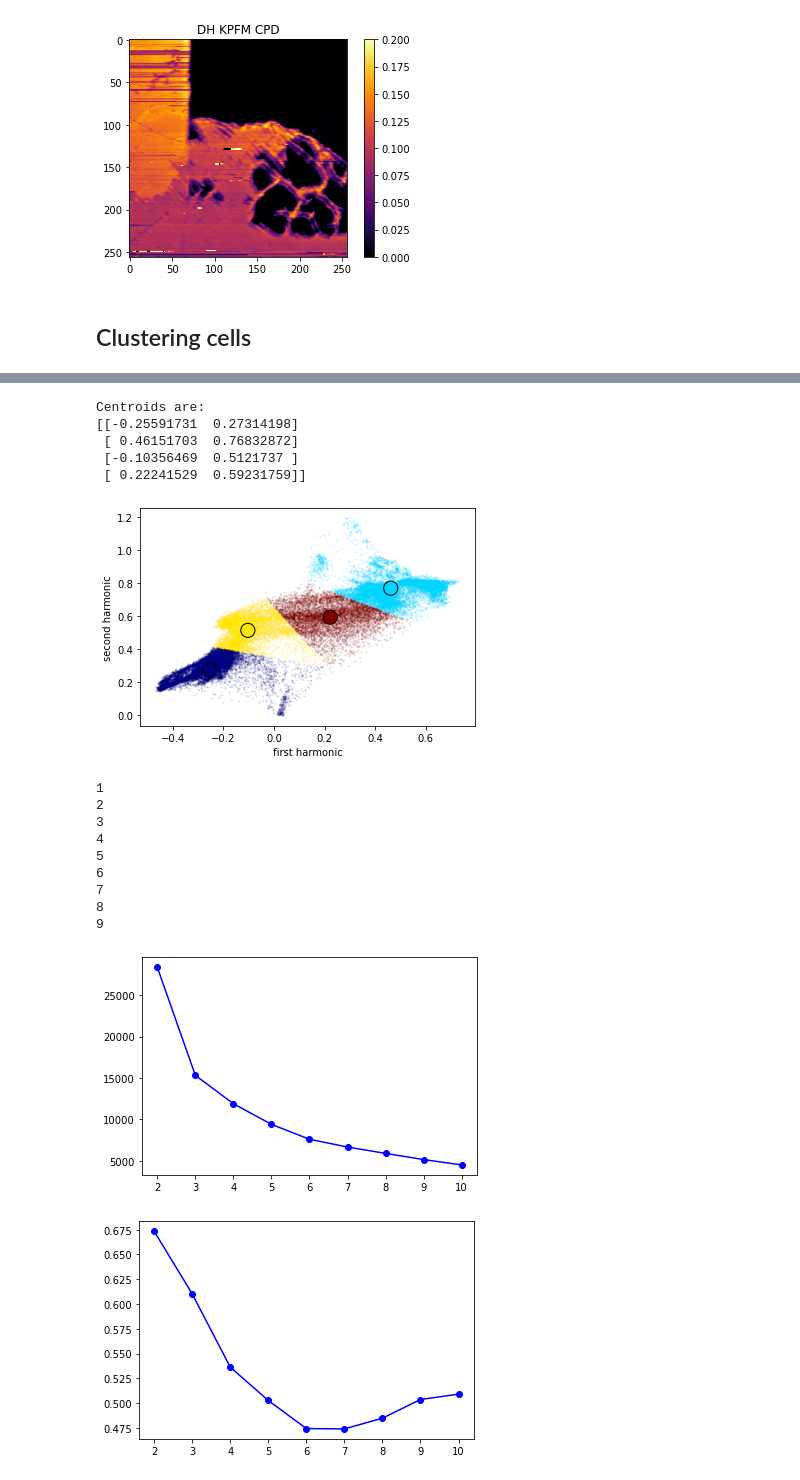
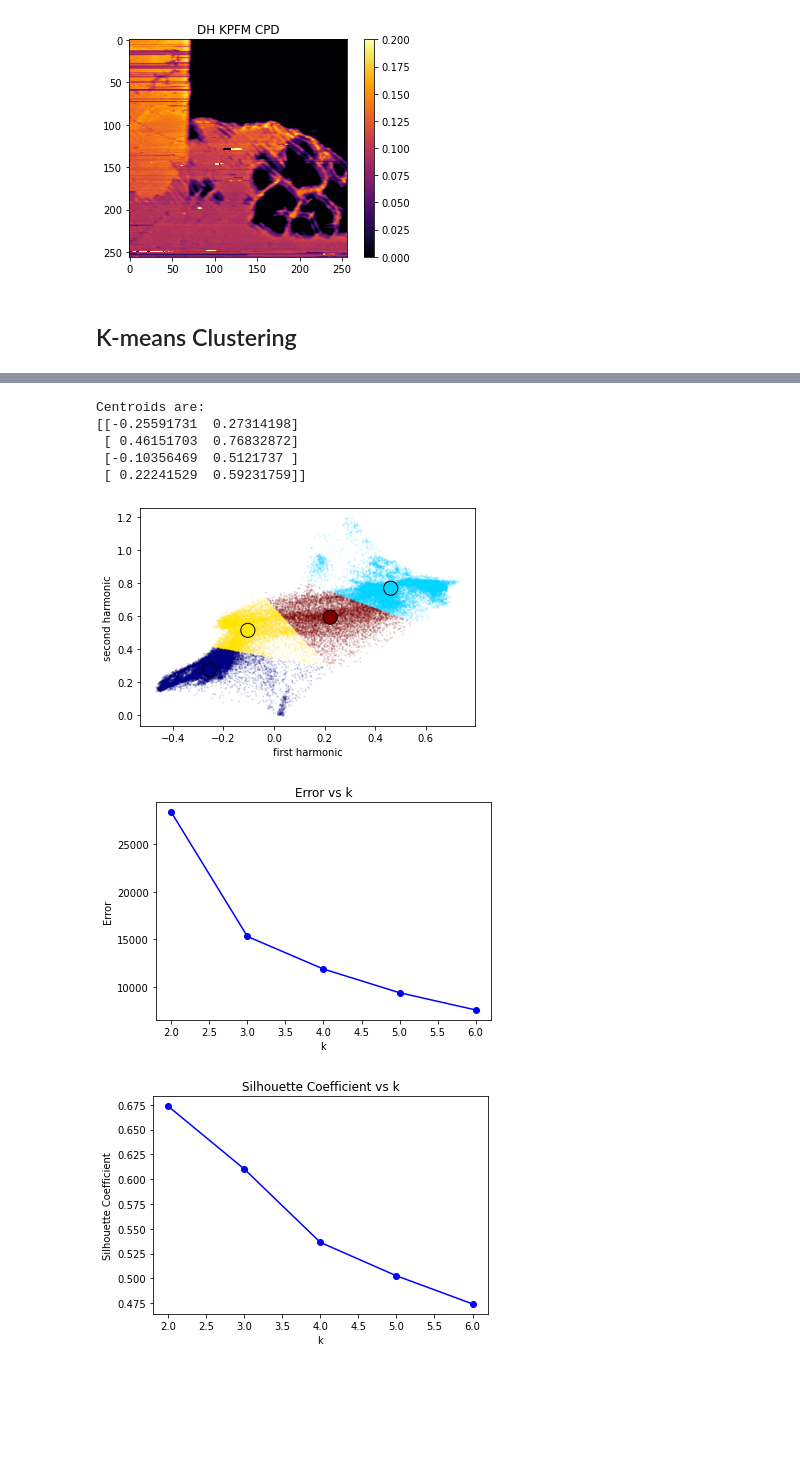
Before and after one commit to mchecanu/Dual-Harmonic-Kelvin-Probe-Force-Microscopy, a Jupyter notebook: Dual-Harmonic Kelvin Probe Force Microscopy.ipynb, the cells around one changed output, grey strips where cells are left out. Cells and saved outputs as stored; diff of their text form; code cells hidden in the pictures; blank space fills up the shorter version.

```diff
--- a/Dual-Harmonic Kelvin Probe Force Microscopy.ipynb
+++ b/Dual-Harmonic Kelvin Probe Force Microscopy.ipynb
@@ -5,15 +14,11 @@
 # %%
-import numpy as np
-import matplotlib.pyplot as plt
-
-
 #Paremeters
 Xgain=1.34
 Vac=1
 
 #File names and paths
-path_file_w = r"C:\Users\3un\Desktop\scripts Marta\MQ_1V_25KHz0001NapUserIn0Retrace.txt"
-path_file_2w = r"C:\Users\3un\Desktop\scripts Marta\MQ_1V_25KHz0001NapUserIn1Retrace.txt"
+path_file_w = r"C:\Users\3un\Desktop\Jupyter Notebooks\Github notebooks\Data for them\MQ_1V_25KHz0001NapUserIn0Retrace.txt"
+path_file_2w = r"C:\Users\3un\Desktop\Jupyter Notebooks\Github notebooks\Data for them\MQ_1V_25KHz0001NapUserIn1Retrace.txt"
 
 #Read data
 data_w=np.loadtxt(path_file_w)
@@ -48,7 +53,7 @@ plt.show()
 [figure]
 [figure]
 # %% [markdown]
-## Clustering cells
+## K-means Clustering
 # %%
 from sklearn.cluster import KMeans
 from sklearn.preprocessing import StandardScaler
@@ -94,42 +99,39 @@ plt.scatter(centroids[:,0],centroids[:,1],c=ColorsA, s=200,edgecolors='k')
 plt.xlabel('first harmonic')
 plt.ylabel('second harmonic')
 plt.show()
 
 #Calcul of error
 Number_of_k=6
 K_number=np.linspace(2,Number_of_k,(Number_of_k-1))
 error=np.empty((Number_of_k-1))
 sil_coeff=np.empty((Number_of_k-1))
 
 for i in range(1,(Number_of_k)):
-    print(i)
+    #print(i)
     kmeans_error = KMeans(n_clusters=i+1, random_state=0).fit(Normalized_data)
     error[i-1]=kmeans_error.inertia_
     sil_coeff[i-1] = silhouette_score(Normalized_data, kmeans_error.labels_, metric='euclidean')
 
 f5=plt.figure()
 plt.plot(K_number,error,'bo-')
+plt.xlabel('k')
+plt.ylabel('Error')
+plt.title('Error vs k')
 plt.show()
 
 f6=plt.figure()
 plt.plot(K_number,sil_coeff,'bo-')
+plt.xlabel('k')
+plt.ylabel('Silhouette Coefficient')
+plt.title('Silhouette Coefficient vs k')
 plt.show()
 # %% [output]
 [figure]
 Centroids are:
 [[-0.25591731  0.27314198]
  [ 0.46151703  0.76832872]
  [-0.10356469  0.5121737 ]
  [ 0.22241529  0.59231759]]
 [figure]
-1
-2
-3
-4
-5
-6
-7
-8
-9
-[figure, old version]
+[figure, new version]
-[figure, old version]
+[figure, new version]
```
Also changed, not shown: parts of 5 cells of this notebook.
